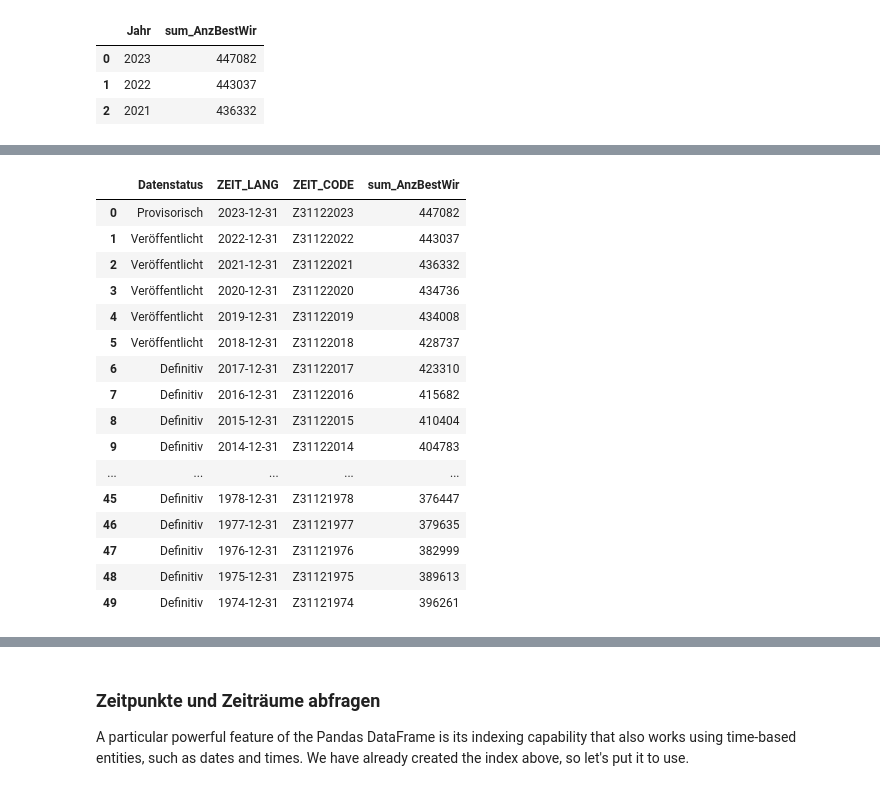
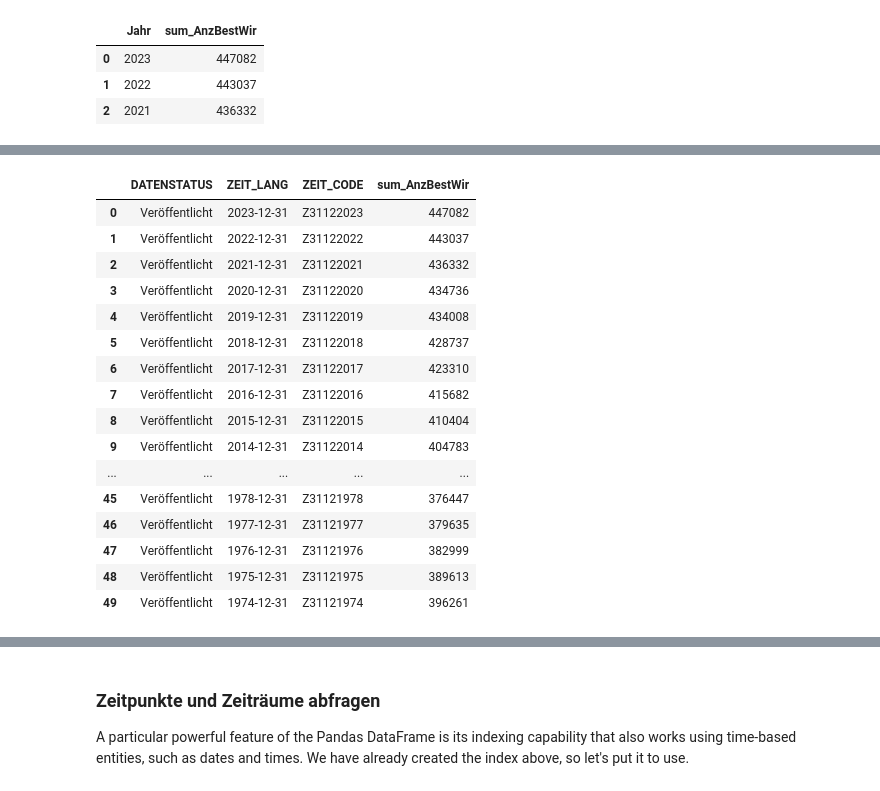
Before and after one commit to DonGoginho/colab, a Jupyter notebook: losd/colab_bev3240_losd_bev_bestand_jahr_quartier_od3240.ipynb, the cells around one changed output, grey strips where cells are left out. Drawn from its saved outputs; the diff is of its cells as text; code cells hidden in the pictures.

```diff
--- a/losd/colab_bev3240_losd_bev_bestand_jahr_quartier_od3240.ipynb
+++ b/losd/colab_bev3240_losd_bev_bestand_jahr_quartier_od3240.ipynb
@@ -373,27 +396,27 @@ agg_Quarts.reset_index().head(50)
 # %%
 agg_Quarts = data2betested.loc[data_min_date:data_max_date]\
-    .groupby(['Datenstatus', 'ZEIT_LANG', 'ZEIT_CODE',]) \
+    .groupby(['DATENSTATUS', 'ZEIT_LANG', 'ZEIT_CODE',]) \
     .agg(sum_AnzBestWir=('BEW', 'sum')) \
     .sort_values('ZEIT_CODE', ascending=False)
 agg_Quarts.reset_index().head(50)
 # %% [output]
-|  | Datenstatus | ZEIT_LANG | ZEIT_CODE | sum_AnzBestWir |
-| 0 | Provisorisch | 2023-12-31 | Z31122023 | 447082 |
+|  | DATENSTATUS | ZEIT_LANG | ZEIT_CODE | sum_AnzBestWir |
+| 0 | Veröffentlicht | 2023-12-31 | Z31122023 | 447082 |
 | 1 | Veröffentlicht | 2022-12-31 | Z31122022 | 443037 |
 | 2 | Veröffentlicht | 2021-12-31 | Z31122021 | 436332 |
 | 3 | Veröffentlicht | 2020-12-31 | Z31122020 | 434736 |
 | 4 | Veröffentlicht | 2019-12-31 | Z31122019 | 434008 |
 | 5 | Veröffentlicht | 2018-12-31 | Z31122018 | 428737 |
-| 6 | Definitiv | 2017-12-31 | Z31122017 | 423310 |
-| 7 | Definitiv | 2016-12-31 | Z31122016 | 415682 |
-| 8 | Definitiv | 2015-12-31 | Z31122015 | 410404 |
-| 9 | Definitiv | 2014-12-31 | Z31122014 | 404783 |
+| 6 | Veröffentlicht | 2017-12-31 | Z31122017 | 423310 |
+| 7 | Veröffentlicht | 2016-12-31 | Z31122016 | 415682 |
+| 8 | Veröffentlicht | 2015-12-31 | Z31122015 | 410404 |
+| 9 | Veröffentlicht | 2014-12-31 | Z31122014 | 404783 |
 | ... | ... | ... | ... | ... |
-| 45 | Definitiv | 1978-12-31 | Z31121978 | 376447 |
-| 46 | Definitiv | 1977-12-31 | Z31121977 | 379635 |
-| 47 | Definitiv | 1976-12-31 | Z31121976 | 382999 |
-| 48 | Definitiv | 1975-12-31 | Z31121975 | 389613 |
-| 49 | Definitiv | 1974-12-31 | Z31121974 | 396261 |
+| 45 | Veröffentlicht | 1978-12-31 | Z31121978 | 376447 |
+| 46 | Veröffentlicht | 1977-12-31 | Z31121977 | 379635 |
+| 47 | Veröffentlicht | 1976-12-31 | Z31121976 | 382999 |
+| 48 | Veröffentlicht | 1975-12-31 | Z31121975 | 389613 |
+| 49 | Veröffentlicht | 1974-12-31 | Z31121974 | 396261 |
 # %%
 data2betested.columns
 # %% [output]
```
Also changed, not shown: parts of 33 cells of this notebook.
